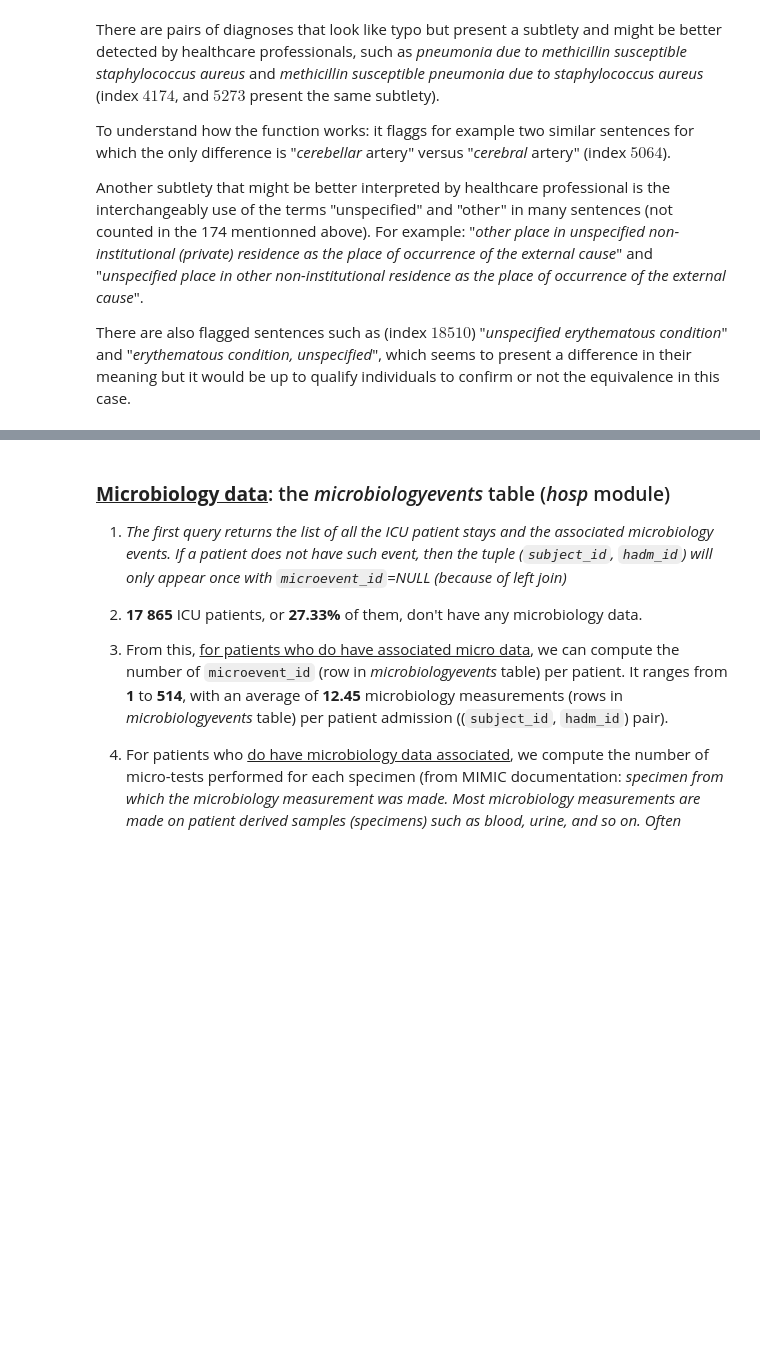
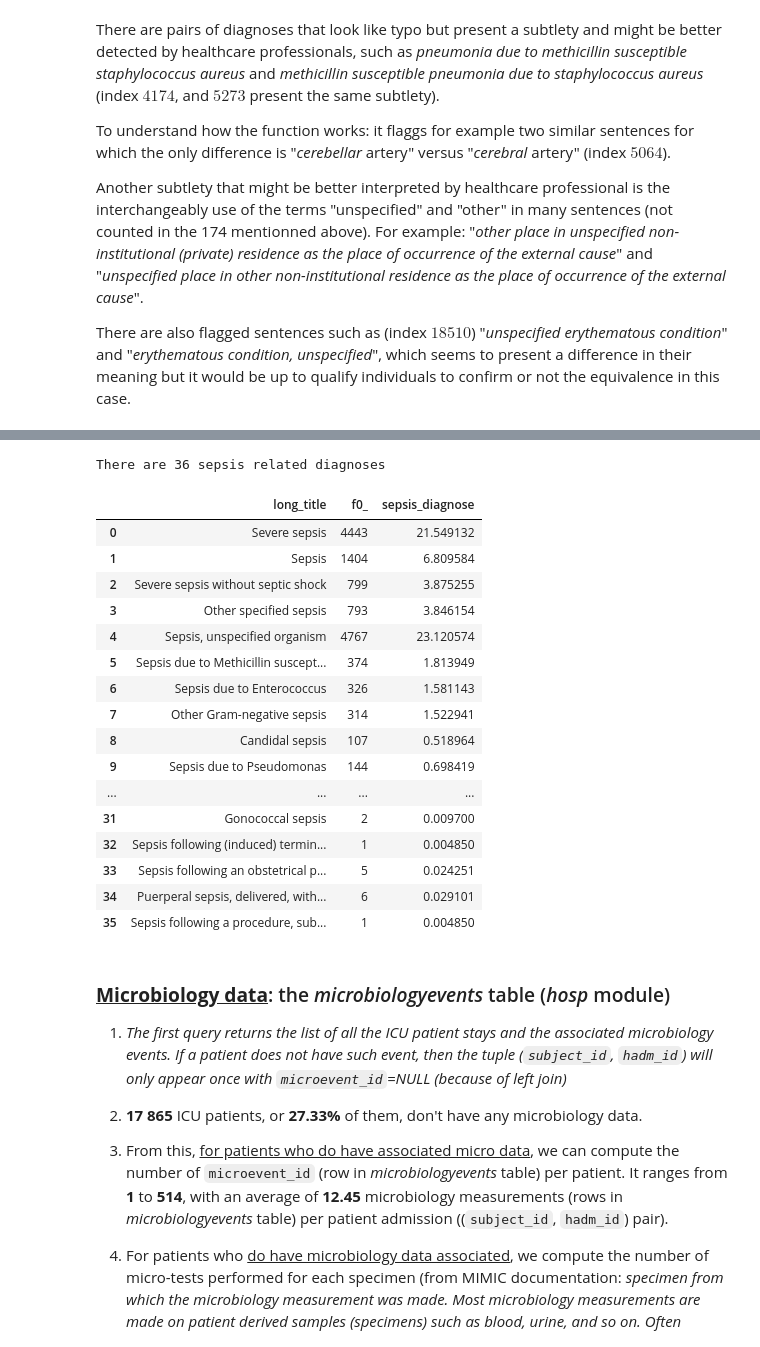
Before and after one commit to JoanneJegou/BachelorThesis, a Jupyter notebook: MIMIC-IV.ipynb, the cells around one changed output, grey strips where cells are left out. Drawn from its saved outputs; the diff is of its cells as text; code cells hidden in the pictures; blank space fills up the shorter version.

```diff
--- a/MIMIC-IV.ipynb
+++ b/MIMIC-IV.ipynb
@@ -506,0 +581,10 @@ There are also flagged sentences such as (index $18510$) "_unspecified erythemat
+# %%
+# now we obtain the sepsis diagnoses and their capitalization
+sepsis_diagnoses1 = df_diagnoses[df_diagnoses.long_title.str.contains("sepsis")]
+sepsis_diagnoses2 = df_diagnoses[df_diagnoses.long_title.str.contains("Sepsis")]
+
+sepsis_diagnoses = sepsis_diagnoses1["long_title"].tolist() + sepsis_diagnoses2["long_title"].tolist()
+
+print("There are", len(sepsis_diagnoses), "sepsis related diagnoses")
+# %% [output]
+There are 36 sepsis related diagnoses
@@ -507,3 +639,24 @@ There are also flagged sentences such as (index $18510$) "_unspecified erythemat
+# %%
+df_sepsis_diagnoses = pd.read_csv("../Data/MIMIC-IV/sepsis_diagnoses.csv")
+df_sepsis_diagnoses
+# %% [output]
+|  | long_title | f0_ | sepsis_diagnose |
+| 0 | Severe sepsis | 4443 | 21.549132 |
+| 1 | Sepsis | 1404 | 6.809584 |
+| 2 | Severe sepsis without septic shock | 799 | 3.875255 |
+| 3 | Other specified sepsis | 793 | 3.846154 |
+| 4 | Sepsis, unspecified organism | 4767 | 23.120574 |
+| 5 | Sepsis due to Methicillin suscept... | 374 | 1.813949 |
+| 6 | Sepsis due to Enterococcus | 326 | 1.581143 |
+| 7 | Other Gram-negative sepsis | 314 | 1.522941 |
+| 8 | Candidal sepsis | 107 | 0.518964 |
+| 9 | Sepsis due to Pseudomonas | 144 | 0.698419 |
+| ... | ... | ... | ... |
+| 31 | Gonococcal sepsis | 2 | 0.009700 |
+| 32 | Sepsis following (induced) termin... | 1 | 0.004850 |
+| 33 | Sepsis following an obstetrical p... | 5 | 0.024251 |
+| 34 | Puerperal sepsis, delivered, with... | 6 | 0.029101 |
+| 35 | Sepsis following a procedure, sub... | 1 | 0.004850 |
 # %% [markdown]
 ### **<u>Microbiology data</u>**: the _microbiologyevents_ table  (_hosp_ module)
 
```
Also changed, not shown: parts of 10 cells of this notebook, 2 other files.
